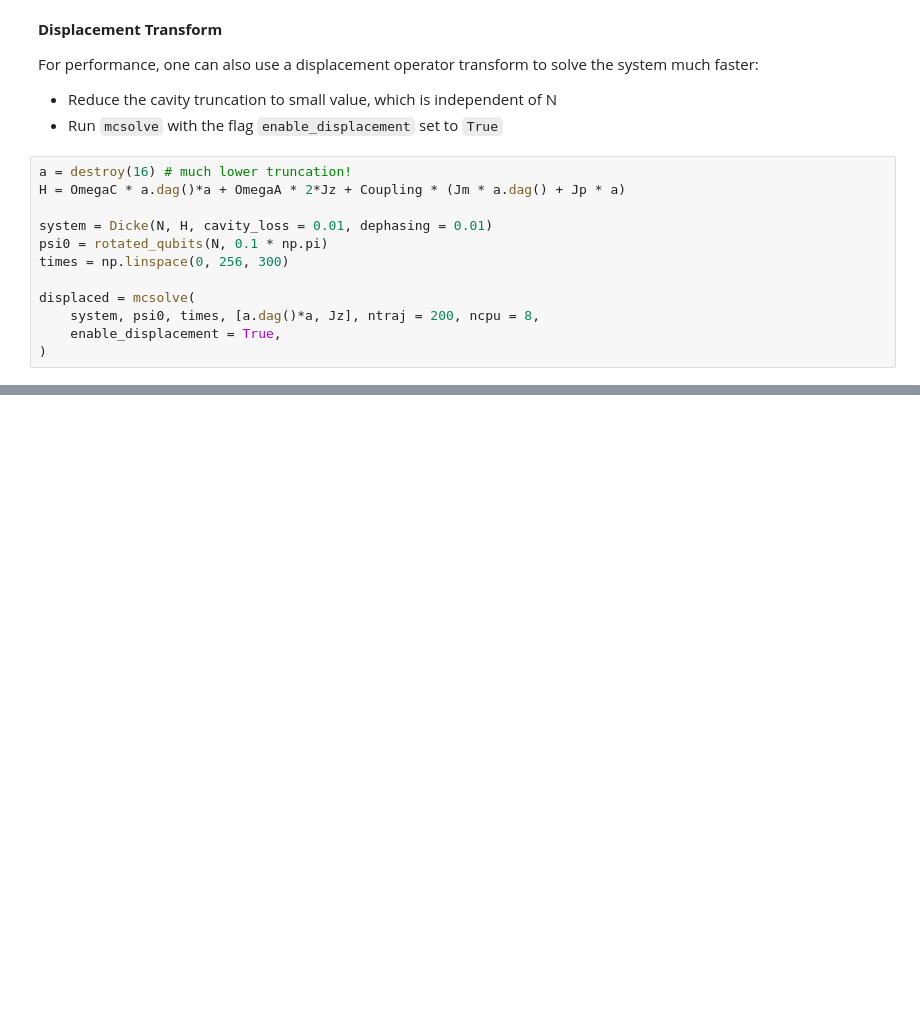
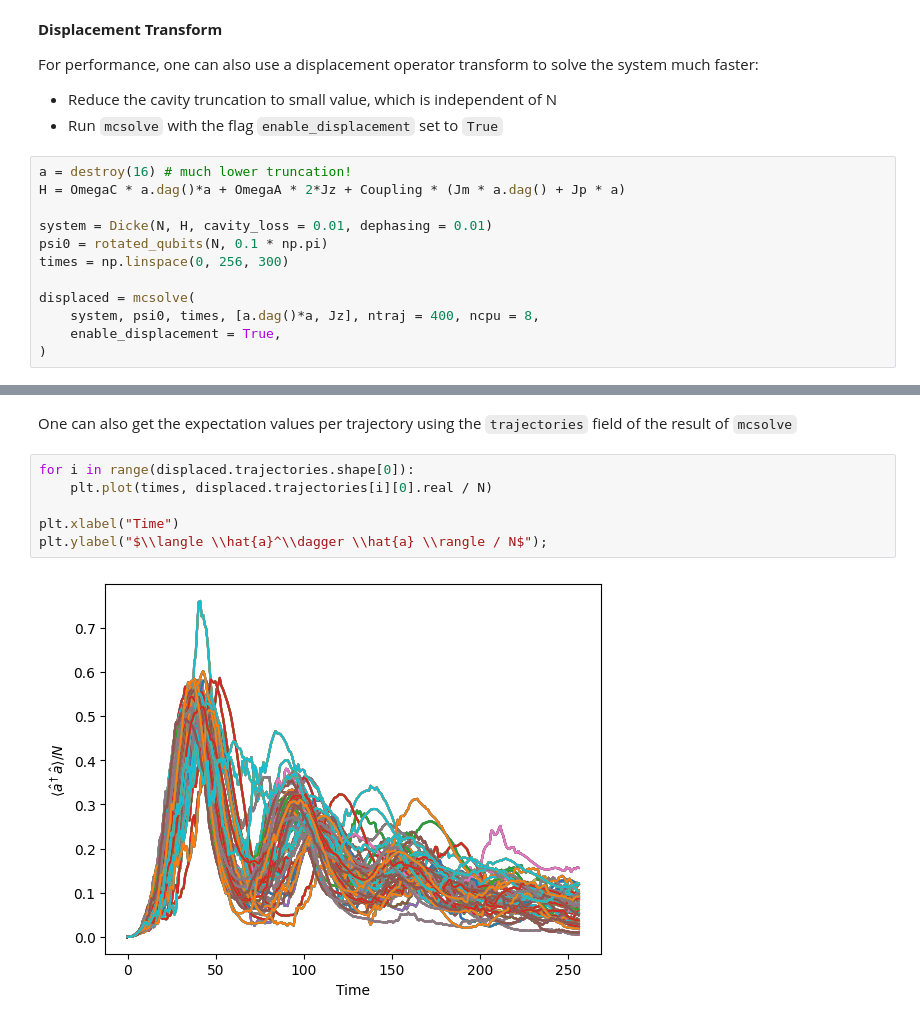
Before and after one commit to ellxor/pimcs, a Jupyter notebook: example_notebook.ipynb, the cells around one changed output, grey strips where cells are left out. Saved outputs shown, nothing was run; the diff lists cells and outputs as text; blank space fills up the shorter version.

Commit message:
Add `trajectories` field to `MCSolveResult` class

```diff
--- a/example_notebook.ipynb
+++ b/example_notebook.ipynb
@@ -136,7 +134,7 @@ psi0 = rotated_qubits(N, 0.1 * np.pi)
 times = np.linspace(0, 256, 300)
 
 displaced = mcsolve(
-    system, psi0, times, [a.dag()*a, Jz], ntraj = 200, ncpu = 8,
+    system, psi0, times, [a.dag()*a, Jz], ntraj = 400, ncpu = 8,
     enable_displacement = True,
 )
 # %% [output]
@@ -164,0 +162,10 @@ plt.legend(loc = "upper right");
+# %% [markdown]
+One can also get the expectation values per trajectory using the `trajectories` field of the result of `mcsolve`
+# %%
+for i in range(displaced.trajectories.shape[0]):
+    plt.plot(times, displaced.trajectories[i][0].real / N)
+
+plt.xlabel("Time")
+plt.ylabel("$\\langle \\hat{a}^\\dagger \\hat{a} \\rangle / N$");
+# %% [output]
+[figure, added]
```
Also changed, not shown: parts of 5 cells of this notebook, 1 other file.
